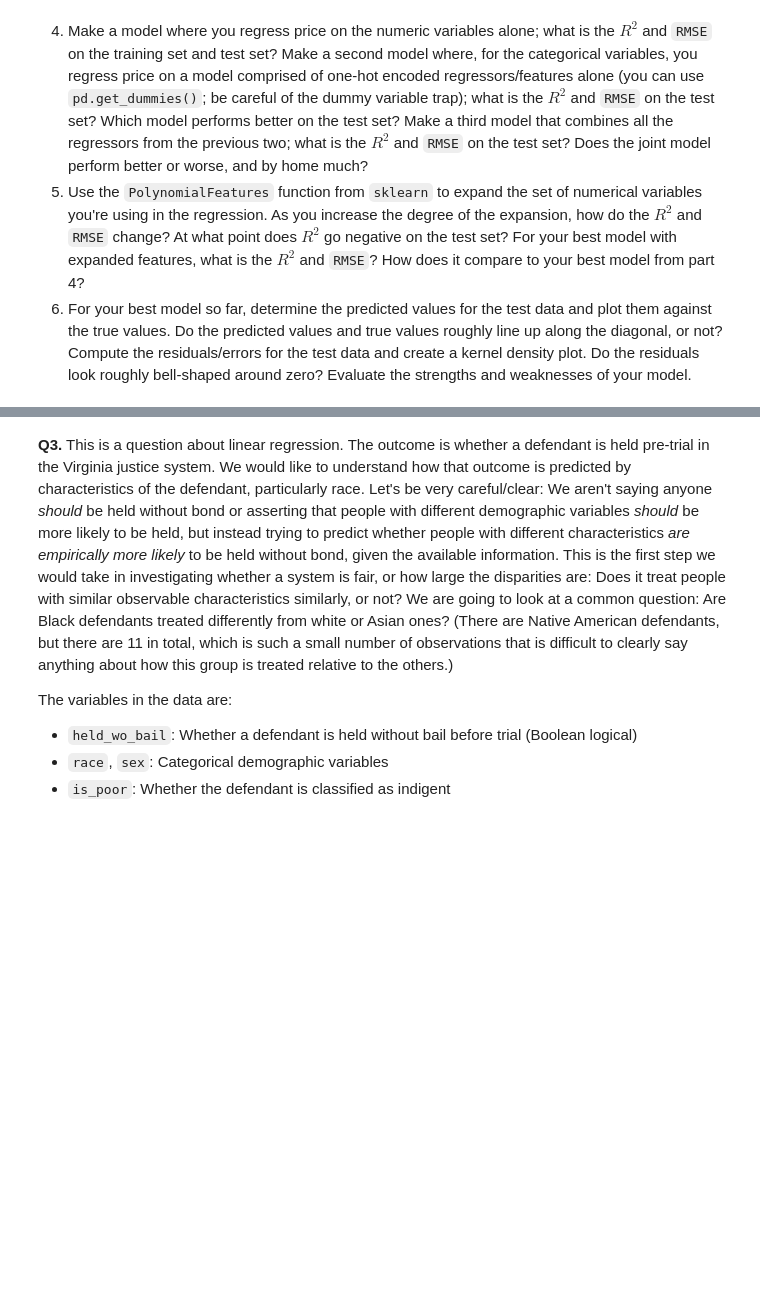
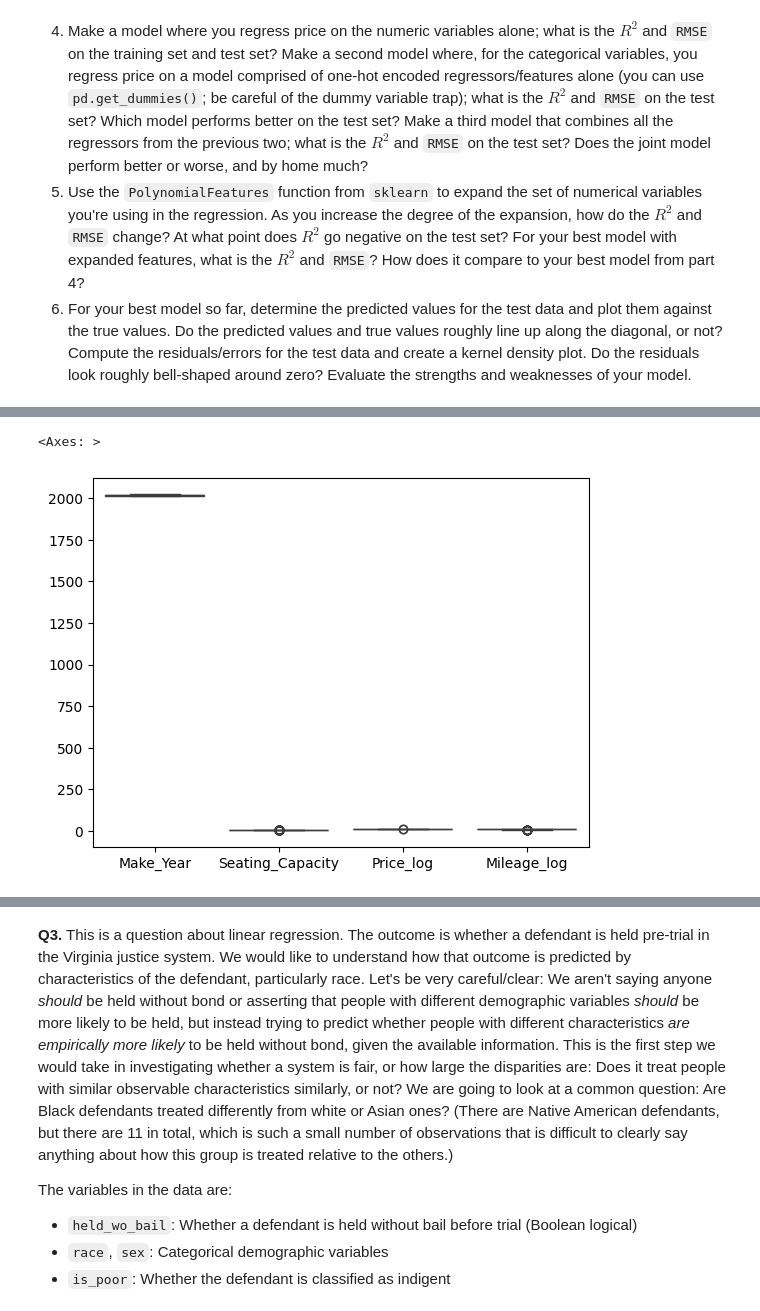
Before and after one commit to awhitehouse1/linearRegression, a Jupyter notebook: assignment.ipynb, the cells around one changed output, grey strips where cells are left out. Saved outputs shown, nothing was run; the diff lists cells and outputs as text; code cells hidden in the pictures; blank space fills up the shorter version.

```diff
--- a/assignment.ipynb
+++ b/assignment.ipynb
@@ -132,0 +123,11 @@ X_train, X_test, y_train, y_test = train_test_split(X,y,test_size=.2,random_stat
+# %%
+# Price and Mileage need to be scaled down by taking their log
+# Seating capacity doesn't need to be scaled down
+df['Price_log'] = np.log(df['Price'])
+df['Mileage_log'] = np.log(df['Mileage_Run'])
+# Unnamed isn't needed
+df = df.drop(['Price','Mileage_Run','Unnamed: 0'],axis=1)
+sns.boxplot(data=df)
+# %% [output]
+<Axes: >
+[figure, added]
```
Also changed, not shown: parts of 12 cells of this notebook.
